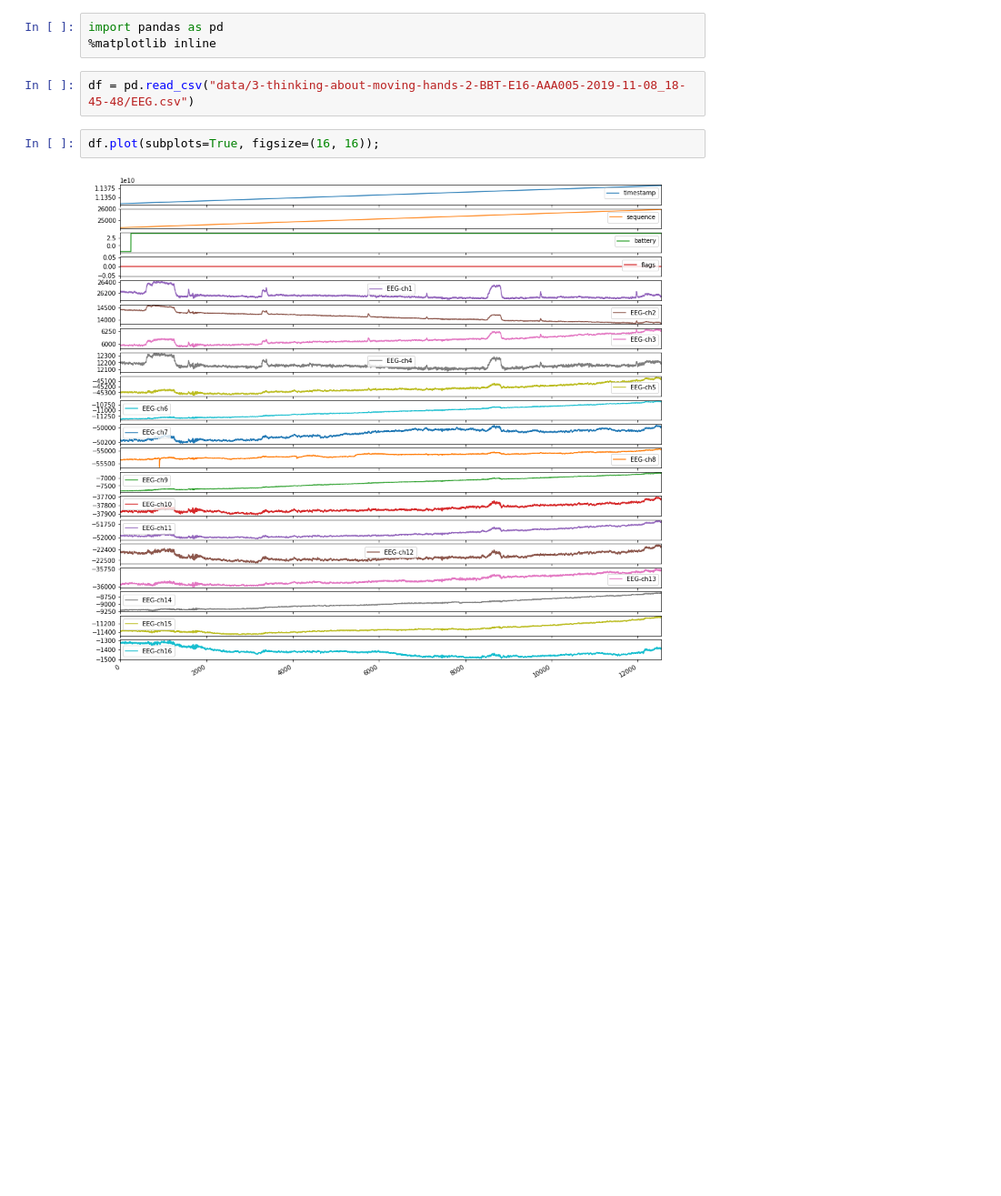
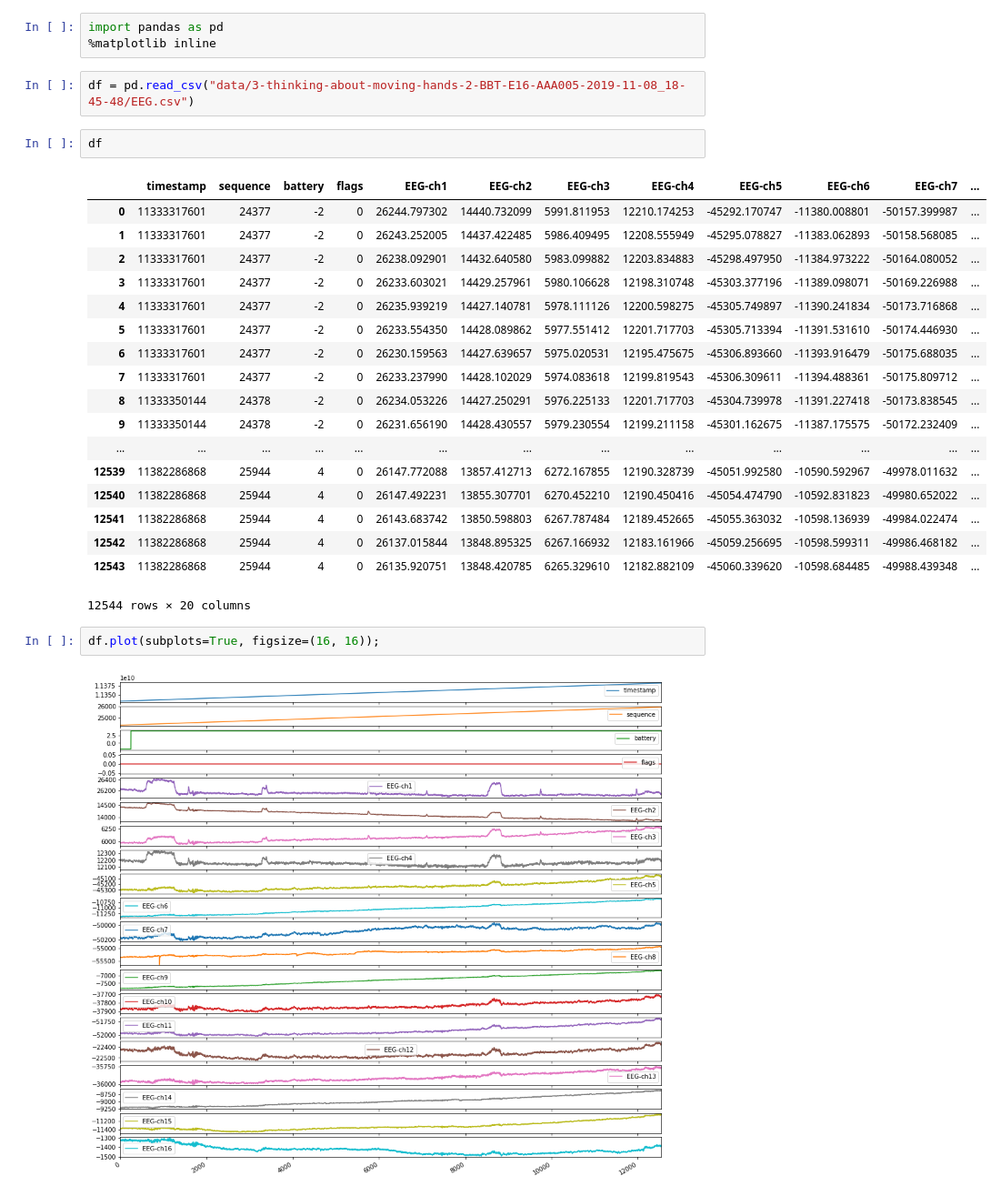
Before and after one commit to rameerez/brain-computer-interfacing, a Jupyter notebook: 2-bitbrain-eeg-16ch-analysis.ipynb, the cells around one changed output. Shown at 91% size. Cells and saved outputs as stored; diff of their text form; blank space fills up the shorter version.

```diff
--- a/2-bitbrain-eeg-16ch-analysis.ipynb
+++ b/2-bitbrain-eeg-16ch-analysis.ipynb
@@ -53,6 +53,27 @@ import pandas as pd
 %matplotlib inline
 # %%
 df = pd.read_csv("data/3-thinking-about-moving-hands-2-BBT-E16-AAA005-2019-11-08_18-45-48/EEG.csv")
+# %%
+df
+# %% [output]
+|  | timestamp | sequence | battery | flags | EEG-ch1 | EEG-ch2 | EEG-ch3 | EEG-ch4 | EEG-ch5 | EEG-ch6 | EEG-ch7 | ... |
+| 0 | 11333317601 | 24377 | -2 | 0 | 26244.797302 | 14440.732099 | 5991.811953 | 12210.174253 | -45292.170747 | -11380.008801 | -50157.399987 | ... |
+| 1 | 11333317601 | 24377 | -2 | 0 | 26243.252005 | 14437.422485 | 5986.409495 | 12208.555949 | -45295.078827 | -11383.062893 | -50158.568085 | ... |
+| 2 | 11333317601 | 24377 | -2 | 0 | 26238.092901 | 14432.640580 | 5983.099882 | 12203.834883 | -45298.497950 | -11384.973222 | -50164.080052 | ... |
+| 3 | 11333317601 | 24377 | -2 | 0 | 26233.603021 | 14429.257961 | 5980.106628 | 12198.310748 | -45303.377196 | -11389.098071 | -50169.226988 | ... |
+| 4 | 11333317601 | 24377 | -2 | 0 | 26235.939219 | 14427.140781 | 5978.111126 | 12200.598275 | -45305.749897 | -11390.241834 | -50173.716868 | ... |
+| 5 | 11333317601 | 24377 | -2 | 0 | 26233.554350 | 14428.089862 | 5977.551412 | 12201.717703 | -45305.713394 | -11391.531610 | -50174.446930 | ... |
+| 6 | 11333317601 | 24377 | -2 | 0 | 26230.159563 | 14427.639657 | 5975.020531 | 12195.475675 | -45306.893660 | -11393.916479 | -50175.688035 | ... |
+| 7 | 11333317601 | 24377 | -2 | 0 | 26233.237990 | 14428.102029 | 5974.083618 | 12199.819543 | -45306.309611 | -11394.488361 | -50175.809712 | ... |
+| 8 | 11333350144 | 24378 | -2 | 0 | 26234.053226 | 14427.250291 | 5976.225133 | 12201.717703 | -45304.739978 | -11391.227418 | -50173.838545 | ... |
+| 9 | 11333350144 | 24378 | -2 | 0 | 26231.656190 | 14428.430557 | 5979.230554 | 12199.211158 | -45301.162675 | -11387.175575 | -50172.232409 | ... |
+| ... | ... | ... | ... | ... | ... | ... | ... | ... | ... | ... | ... | ... |
+| 12539 | 11382286868 | 25944 | 4 | 0 | 26147.772088 | 13857.412713 | 6272.167855 | 12190.328739 | -45051.992580 | -10590.592967 | -49978.011632 | ... |
+| 12540 | 11382286868 | 25944 | 4 | 0 | 26147.492231 | 13855.307701 | 6270.452210 | 12190.450416 | -45054.474790 | -10592.831823 | -49980.652022 | ... |
+| 12541 | 11382286868 | 25944 | 4 | 0 | 26143.683742 | 13850.598803 | 6267.787484 | 12189.452665 | -45055.363032 | -10598.136939 | -49984.022474 | ... |
+| 12542 | 11382286868 | 25944 | 4 | 0 | 26137.015844 | 13848.895325 | 6267.166932 | 12183.161966 | -45059.256695 | -10598.599311 | -49986.468182 | ... |
+| 12543 | 11382286868 | 25944 | 4 | 0 | 26135.920751 | 13848.420785 | 6265.329610 | 12182.882109 | -45060.339620 | -10598.684485 | -49988.439348 | ... |
+12544 rows × 20 columns
 # %%
 df.plot(subplots=True, figsize=(16, 16));
 # %% [output]
```
Also changed, not shown: 14 other files.
